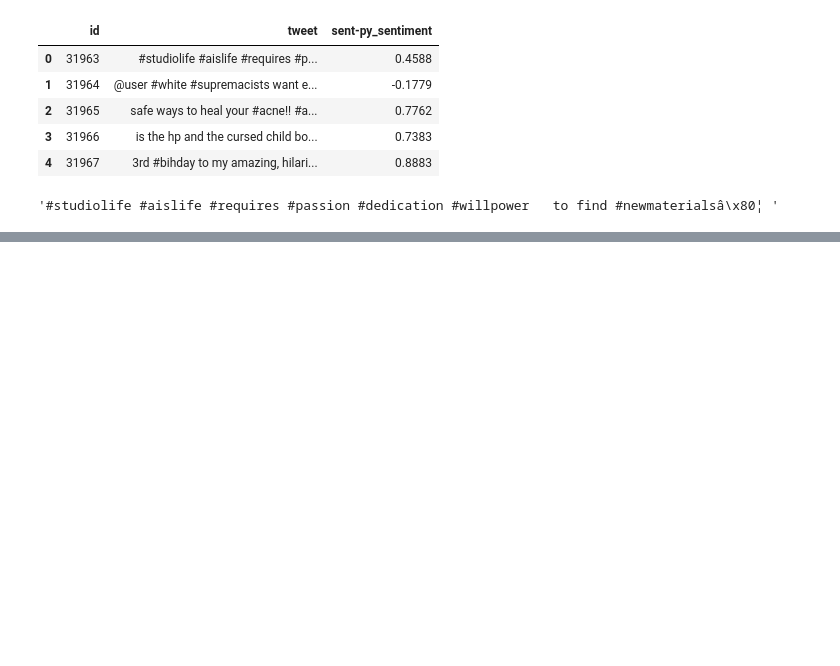
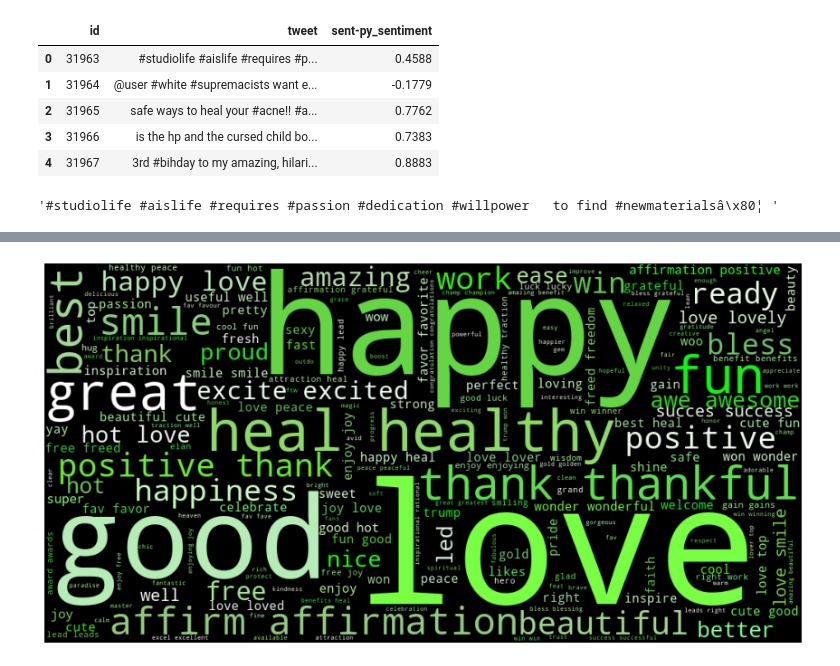
Before and after one commit to JosPM69/sentiment_analysis, a Jupyter notebook: src/main.ipynb, the cells around one changed output, grey strips where cells are left out. Drawn from its saved outputs; the diff is of its cells as text; code cells hidden in the pictures; blank space fills up the shorter version.

```diff
--- a/src/main.ipynb
+++ b/src/main.ipynb
@@ -458,0 +454,22 @@
+# %%
+#Extrayendo palabras negativas de los textos negativos
+p_texts = positive_texts.reset_index(drop=True)
+
+wc_pw = []
+
+for i in range(len(p_texts)):
+    for j in pos_words:
+        if j in p_texts[i]:
+            wc_pw.append(j)
+# %%
+unique_string=(" ").join(wc_pw)
+wordcloud = WordCloud(width = 1000, height = 500).generate(unique_string)
+wordcloud.recolor(color_func=green_color_func, random_state=3)
+plt.figure(figsize=(15,8))
+plt.imshow(wordcloud)
+plt.axis("off")
+plt.savefig("wc_pw"+".png", bbox_inches='tight')
+plt.show()
+plt.close()
+# %% [output]
+[figure, added]
```
Also changed, not shown: parts of 17 cells of this notebook.
